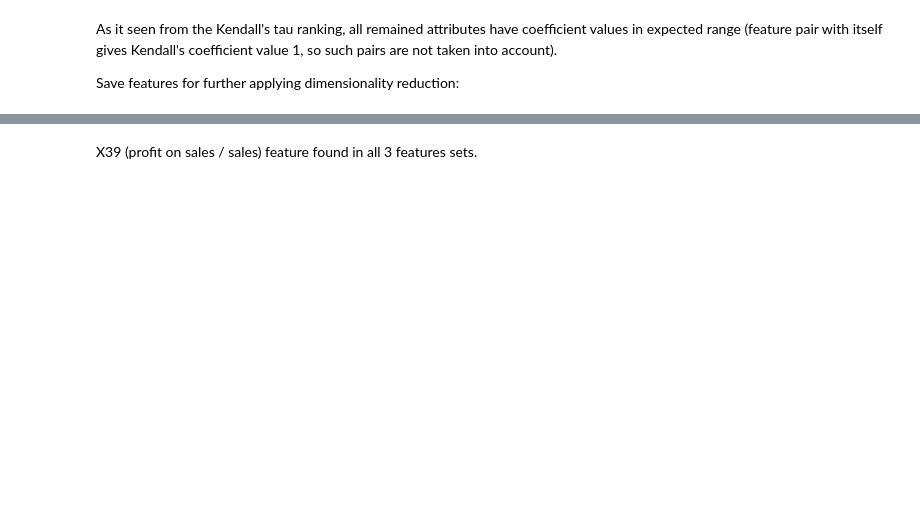
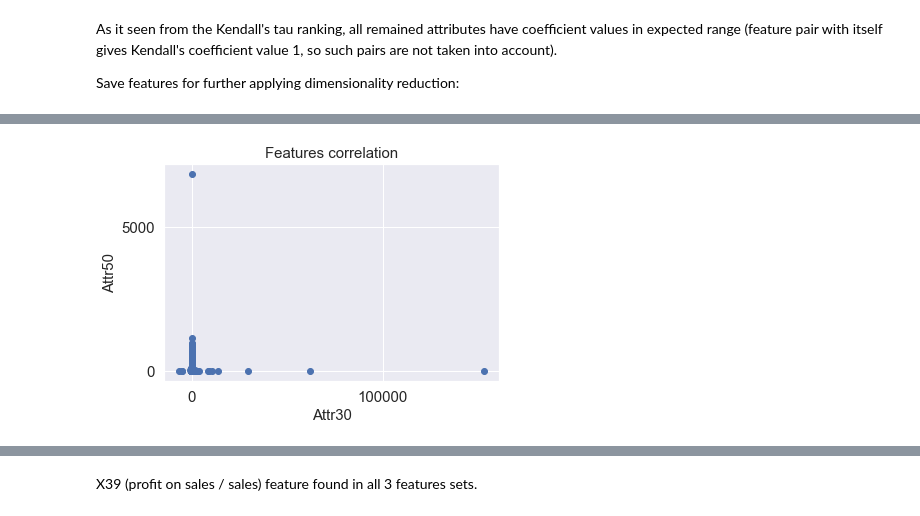
Before and after one commit to vcaramba/companies_bankruptcy_prediction, a Jupyter notebook: jupyter_notebooks/eda_notebook.ipynb, the cells around one changed output, grey strips where cells are left out. Cells and saved outputs as stored; diff of their text form; code cells hidden in the pictures; blank space fills up the shorter version.

Commit message:
EDA notebook: plots fixed

```diff
--- a/jupyter_notebooks/eda_notebook.ipynb
+++ b/jupyter_notebooks/eda_notebook.ipynb
@@ -271,3 +280,7 @@ plot_correlation_bivariate(df, 'Attr19', 'Attr12')
+# %%
+plot_correlation_bivariate(df, 'Attr30', 'Attr50')
+# %% [output]
+[figure, added]
 # %%
 from analysis_scripts.classes_distribution import plot_stacked_hist
 
```
Also changed, not shown: parts of 27 cells of this notebook, 2 other files.
